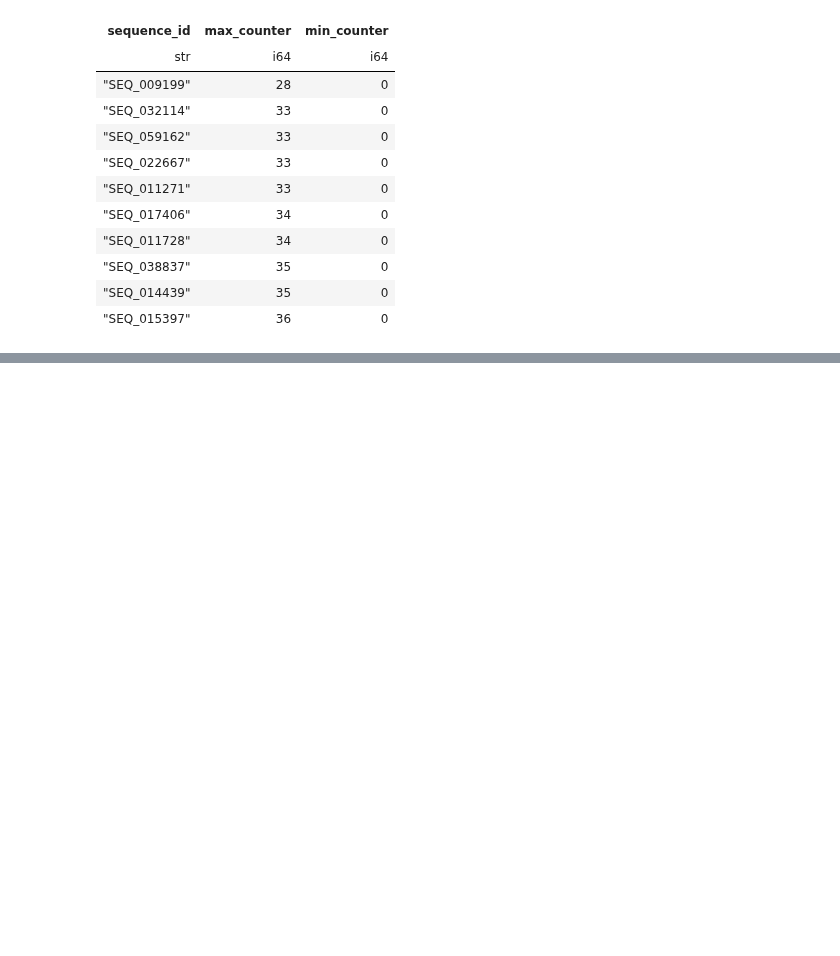
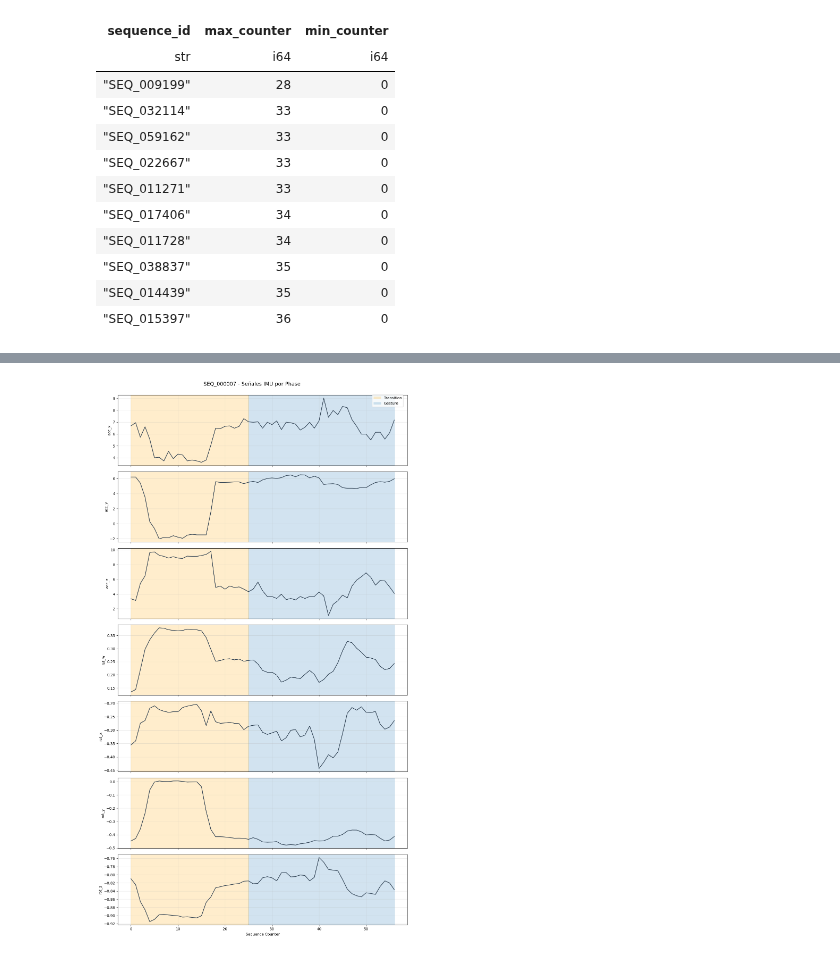
Before and after one commit to yabol02/detect_behavior_competition, a Jupyter notebook: eda.ipynb, the cells around one changed output, grey strips where cells are left out. Saved outputs shown, nothing was run; the diff lists cells and outputs as text; code cells hidden in the pictures; blank space fills up the shorter version.

```diff
--- a/eda.ipynb
+++ b/eda.ipynb
@@ -678,0 +750,4 @@ shape: (10, 3)
+# %%
+print_basics_sequence(train_lf, sequence_id="SEQ_000008")
+# %% [output]
+[figure, added]
```
Also changed, not shown: parts of 6 cells of this notebook.
